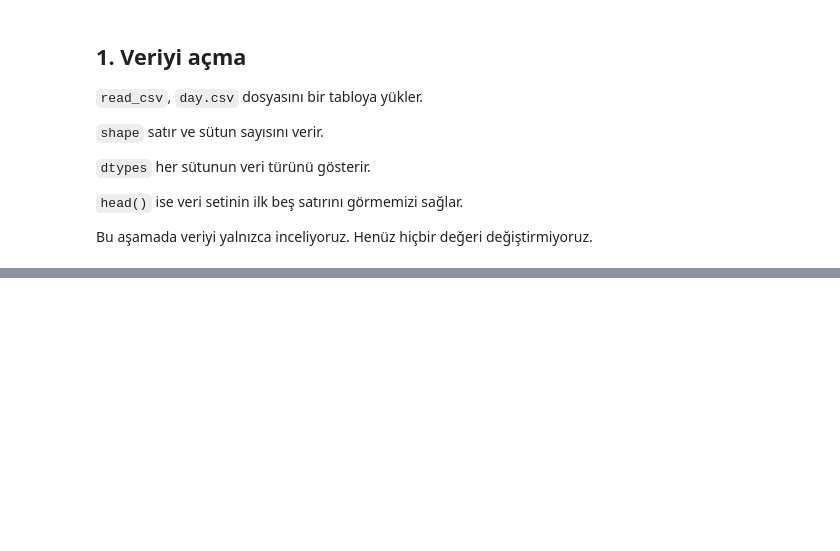
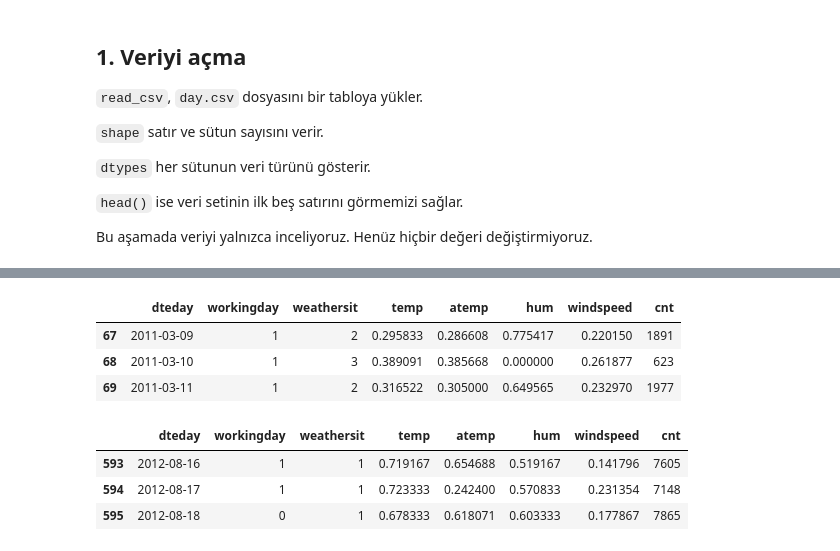
Before and after one commit to husnaaydn/bike-sharing-eda-project, a Jupyter notebook: bike_sharing_project.ipynb, the cells around one changed output, grey strips where cells are left out. Saved outputs shown, nothing was run; the diff lists cells and outputs as text; code cells hidden in the pictures; blank space fills up the shorter version.

```diff
--- a/bike_sharing_project.ipynb
+++ b/bike_sharing_project.ipynb
@@ -41,0 +149,17 @@ NameError: name 'pd' is not defined
+# %%
+context = ["dteday", "workingday", "weathersit", "temp", "atemp", "hum", "windspeed", "cnt"]
+i = df.index[df["hum"] == 0][0]
+df.loc[i - 1 : i + 1, context]
+# %% [output]
+|  | dteday | workingday | weathersit | temp | atemp | hum | windspeed | cnt |
+| 67 | 2011-03-09 | 1 | 2 | 0.295833 | 0.286608 | 0.775417 | 0.220150 | 1891 |
+| 68 | 2011-03-10 | 1 | 3 | 0.389091 | 0.385668 | 0.000000 | 0.261877 | 623 |
+| 69 | 2011-03-11 | 1 | 2 | 0.316522 | 0.305000 | 0.649565 | 0.232970 | 1977 |
+# %%
+j = df.index[df["dteday"] == "2012-08-17"][0]
+df.loc[j - 1 : j + 1, context]
+# %% [output]
+|  | dteday | workingday | weathersit | temp | atemp | hum | windspeed | cnt |
+| 593 | 2012-08-16 | 1 | 1 | 0.719167 | 0.654688 | 0.519167 | 0.141796 | 7605 |
+| 594 | 2012-08-17 | 1 | 1 | 0.723333 | 0.242400 | 0.570833 | 0.231354 | 7148 |
+| 595 | 2012-08-18 | 0 | 1 | 0.678333 | 0.618071 | 0.603333 | 0.177867 | 7865 |
```
Also changed, not shown: parts of 19 cells of this notebook.
